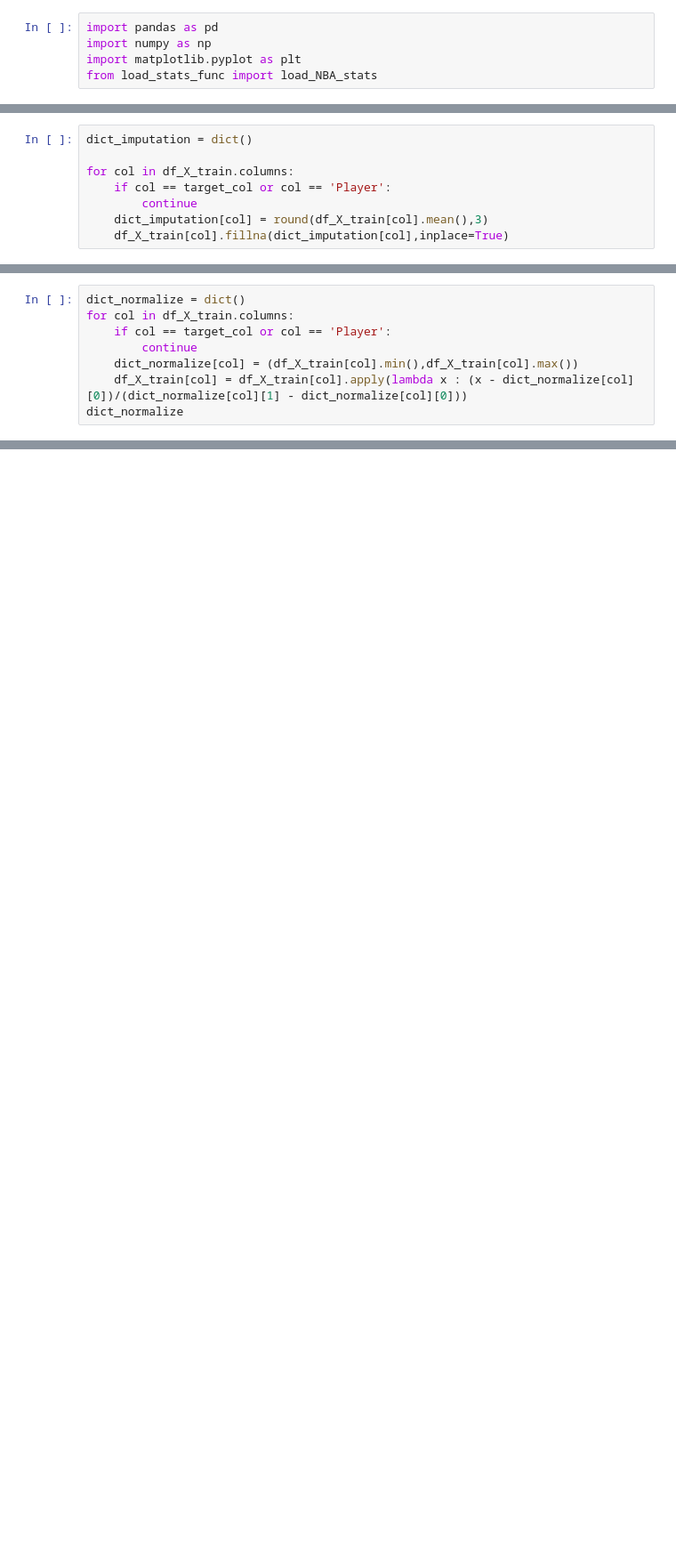
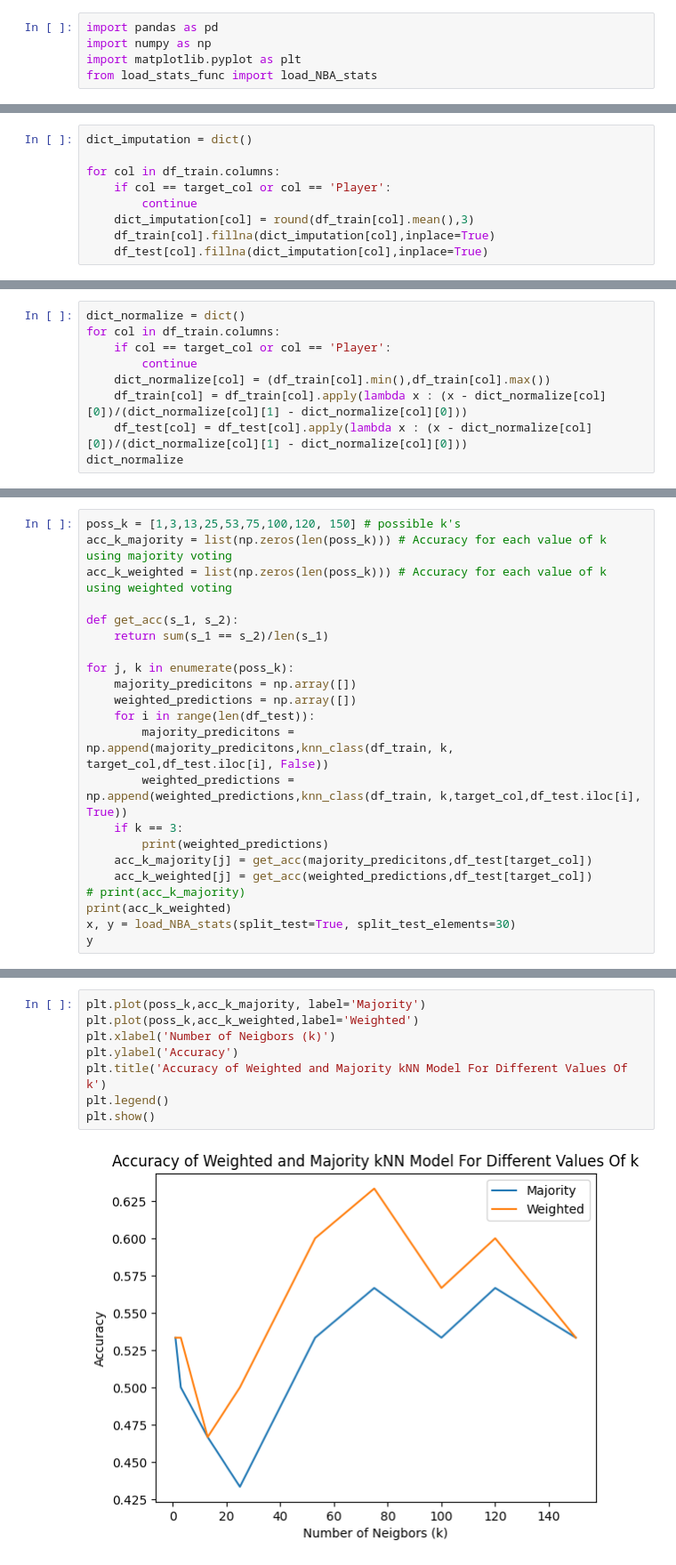
Before and after one commit to amankavil11/kNN_NBA_Classifier, a Jupyter notebook: kNN_NBA_Position_Classifier.ipynb, the cells around one changed output, grey strips where cells are left out. Shown at 89% size. Saved outputs shown, nothing was run; the diff lists cells and outputs as text; blank space fills up the shorter version.

Commit message:
Accuracy for diff k-vals

```diff
--- a/kNN_NBA_Position_Classifier.ipynb
+++ b/kNN_NBA_Position_Classifier.ipynb
@@ -22,11 +24,12 @@ Name: Pos, dtype: int64
 # %%
 dict_imputation = dict()
 
-for col in df_X_train.columns:
+for col in df_train.columns:
     if col == target_col or col == 'Player':
         continue
-    dict_imputation[col] = round(df_X_train[col].mean(),3)
-    df_X_train[col].fillna(dict_imputation[col],inplace=True)
+    dict_imputation[col] = round(df_train[col].mean(),3)
+    df_train[col].fillna(dict_imputation[col],inplace=True)
+    df_test[col].fillna(dict_imputation[col],inplace=True)
 # %%
 dict_imputation
 # %% [output]
@@ -50,10 +53,11 @@ dict_imputation
 # %%
 dict_normalize = dict()
-for col in df_X_train.columns:
+for col in df_train.columns:
     if col == target_col or col == 'Player':
         continue
-    dict_normalize[col] = (df_X_train[col].min(),df_X_train[col].max())
-    df_X_train[col] = df_X_train[col].apply(lambda x : (x - dict_normalize[col][0])/(dict_normalize[col][1] - dict_normalize[col][0]))
+    dict_normalize[col] = (df_train[col].min(),df_train[col].max())
+    df_train[col] = df_train[col].apply(lambda x : (x - dict_normalize[col][0])/(dict_normalize[col][1] - dict_normalize[col][0]))
+    df_test[col] = df_test[col].apply(lambda x : (x - dict_normalize[col][0])/(dict_normalize[col][1] - dict_normalize[col][0]))
 dict_normalize
 # %% [output]
 {'Age': (19, 42),
@@ -107,2 +109,24 @@ def knn_class(df_train, k, target_col, observation, use_weighted_vote ):
    nearest_types = validation.take(idx)
    return nearest_types.mode()[0]
+# %%
+poss_k = [1,3,13,25,53,75,100,120, 150] # possible k's
+acc_k_majority = list(np.zeros(len(poss_k))) # Accuracy for each value of k using majority voting
+acc_k_weighted = list(np.zeros(len(poss_k))) # Accuracy for each value of k using weighted voting
+
+def get_acc(s_1, s_2):
+    return sum(s_1 == s_2)/len(s_1)
+
+for j, k in enumerate(poss_k):
+    majority_predicitons = np.array([])
+    weighted_predictions = np.array([])
+    for i in range(len(df_test)):
+        majority_predicitons = np.append(majority_predicitons,knn_class(df_train, k, target_col,df_test.iloc[i], False))
+        weighted_predictions = np.append(weighted_predictions,knn_class(df_train, k,target_col,df_test.iloc[i], True))
+    if k == 3:
+        print(weighted_predictions)
+    acc_k_majority[j] = get_acc(majority_predicitons,df_test[target_col])
+    acc_k_weighted[j] = get_acc(weighted_predictions,df_test[target_col])
+# print(acc_k_majority)
+print(acc_k_weighted)
+x, y = load_NBA_stats(split_test=True, split_test_elements=30)
+y
@@ -108,0 +155,10 @@ def knn_class(df_train, k, target_col, observation, use_weighted_vote ):
+# %%
+plt.plot(poss_k,acc_k_majority, label='Majority')
+plt.plot(poss_k,acc_k_weighted,label='Weighted')
+plt.xlabel('Number of Neigbors (k)')
+plt.ylabel('Accuracy')
+plt.title('Accuracy of Weighted and Majority kNN Model For Different Values Of k')
+plt.legend()
+plt.show()
+# %% [output]
+[figure, added]
```
Also changed, not shown: parts of 8 cells of this notebook.
